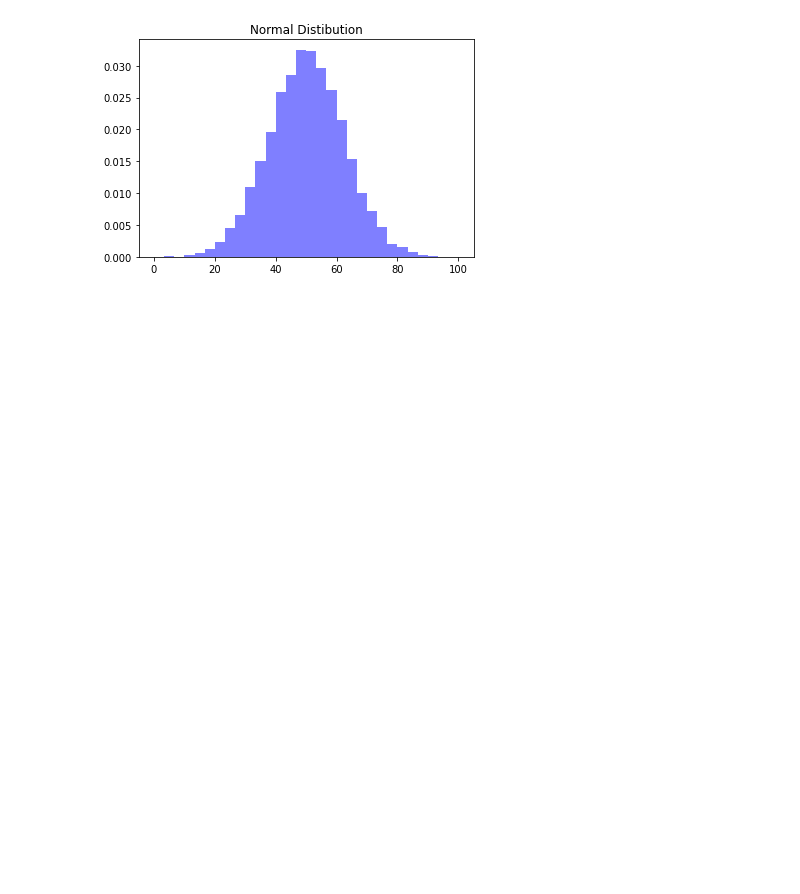
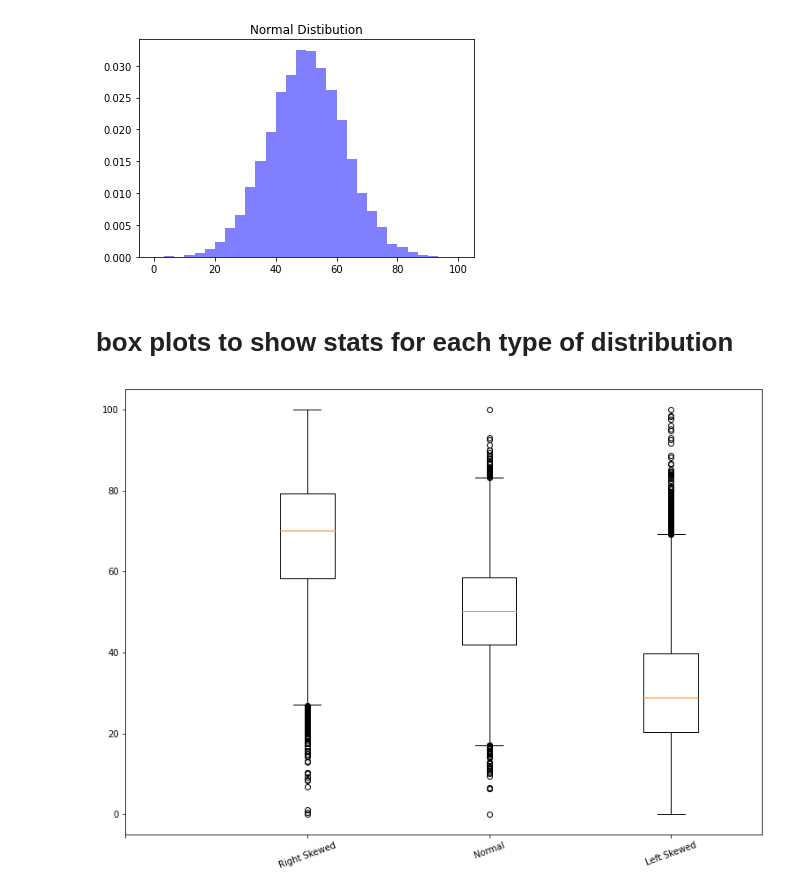
Before and after one commit to raviakasapu/thinkstats, a Jupyter notebook: Skewness_and_its_applications.ipynb, the cells around one changed output. Cells and saved outputs as stored; diff of their text form; code cells hidden in the pictures; blank space fills up the shorter version.

```diff
--- a/Skewness_and_its_applications.ipynb
+++ b/Skewness_and_its_applications.ipynb
@@ -77,3 +77,16 @@ plt.title('Normal Distibution')
 plt.show()
 # %% [output]
 [figure]
+# %% [markdown]
+# box plots to show stats for each type of distribution
+# %%
+data = [n_random, random, p_random]
+labels = ['', 'Right Skewed', 'Normal', 'Left Skewed']
+fig = plt.figure(figsize =(10, 7))
+ax = fig.add_axes([0, 0, 1, 1])
+bp = ax.boxplot(data)
+plt.xticks([0, 1, 2, 3], labels,rotation=20)
+
+plt.show()
+# %% [output]
+[figure, added]
```
Also changed, not shown: parts of 2 cells of this notebook.
